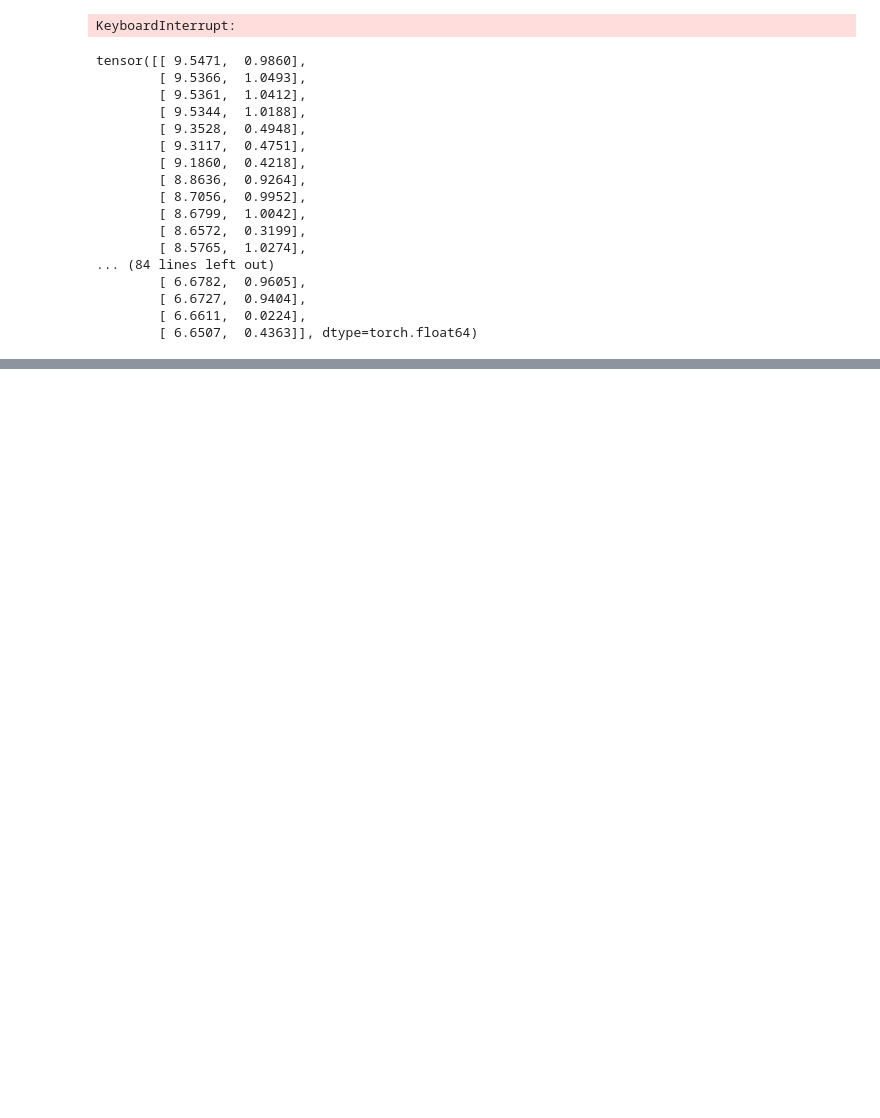
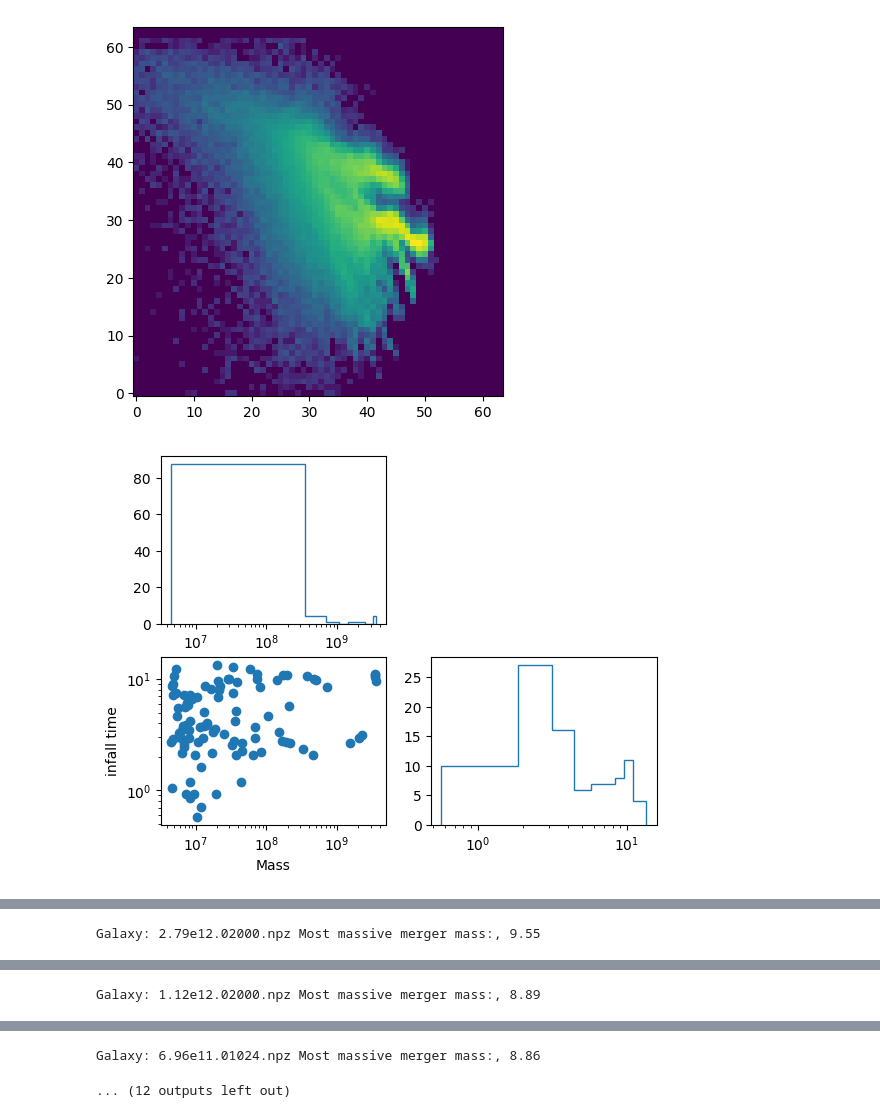
Before and after one commit to vepe99/CASBI, a Jupyter notebook: notebooks/nihao_uhd/nihao_uhd_infernce.ipynb, the cells around one changed output, grey strips where cells are left out. Drawn from its saved outputs; the diff is of its cells as text; code cells hidden in the pictures; blank space fills up the shorter version.

```diff
--- a/notebooks/nihao_uhd/nihao_uhd_infernce.ipynb
+++ b/notebooks/nihao_uhd/nihao_uhd_infernce.ipynb
@@ -24,37 +11,34 @@ Galaxy: 8.26e11.02000.npz Most massive merger mass:, 8.84
-# %%
-with open('../posterior/posterior_0.0/posterior.pkl', 'rb') as file:
-    posterior_ensamble = pickle.load(file)
-# %%
-x = x.view((100, 3, 64, 64))
-# %%
-plot_hist = ["coverage", "histogram", "predictions", "tarp"]
-metric = PosteriorCoverage(
-    num_samples=2_000, sample_method='direct',
-    labels=[rf'$\log_{{10}}(M_{{s}}) [M_{{\odot}}]$', rf'$\log_{{10}}(\tau) [Gyr]$'], plot_list = plot_hist
-)
-
-fig = metric(
-    posterior=posterior_ensamble,
-    x=x, theta=torch.log10(theta[:, :2]))
-# %% [output]
-KeyboardInterrupt:
-# %%
-torch.log10(theta)
-# %% [output]
-tensor([[ 9.5471,  0.9860],
-        [ 9.5366,  1.0493],
-        [ 9.5361,  1.0412],
-        [ 9.5344,  1.0188],
-        [ 9.3528,  0.4948],
-        [ 9.3117,  0.4751],
-        [ 9.1860,  0.4218],
-        [ 8.8636,  0.9264],
-        [ 8.7056,  0.9952],
-        [ 8.6799,  1.0042],
-        [ 8.6572,  0.3199],
-        [ 8.5765,  1.0274],
-... (84 lines left out)
-        [ 6.6782,  0.9605],
-        [ 6.6727,  0.9404],
-        [ 6.6611,  0.0224],
-        [ 6.6507,  0.4363]], dtype=torch.float64)
+# %%
+for file in os.listdir('./file/'):
+    arr = np.load(os.path.join('./file', file))
+    theta = torch.tensor(arr['theta'])
+    x = torch.tensor(arr['x'])
+    plt.imshow(np.log10(x[0, :, :, 0].T+1), origin='lower')
+
+    fig = plt.figure()
+    ax = fig.add_subplot(221)
+    ax.hist(theta[:, 0], histtype='step',)
+    ax.set_xscale('log')
+    ax = fig.add_subplot(223)
+    ax.scatter(theta[:, 0], theta[:, 1])
+    ax.set_xlabel('Mass')
+    ax.set_xscale('log')
+    ax.set_ylabel('infall time')
+    ax.set_yscale('log')
+    ax = fig.add_subplot(224)
+    ax.hist(theta[:, 1], histtype='step',)
+    ax.set_xscale('log')
+
+    fig = plt.figure()
+    arr = np.linspace(10**6, 10**10, 100000, )
+    plt.scatter(arr, arr**(-1.25), s=1, label='-1.25')
+    plt.scatter(arr, arr**(-1.5), s=1, label='-1.5')
+    plt.hist(theta[:, 0], histtype='step', density=True)
+    plt.xscale('log')
+    # plt.ylabel('log')
+    plt.legend()
+    plt.show()
+    print(f'Galaxy: {file} Most massive merger mass:, {np.log10(theta[:, 0].max()):.2f}')
+# %% [output]
+[figure, added]
+[figure, added]
@@ -60,0 +46 @@ tensor([[ 9.5471,  0.9860],
+Galaxy: 2.79e12.02000.npz Most massive merger mass:, 9.55
@@ -60,0 +50 @@ tensor([[ 9.5471,  0.9860],
+Galaxy: 1.12e12.02000.npz Most massive merger mass:, 8.89
@@ -60,0 +54,2 @@ tensor([[ 9.5471,  0.9860],
+Galaxy: 6.96e11.01024.npz Most massive merger mass:, 8.86
+... (12 outputs left out)
```
Also changed, not shown: parts of 9 cells of this notebook.
